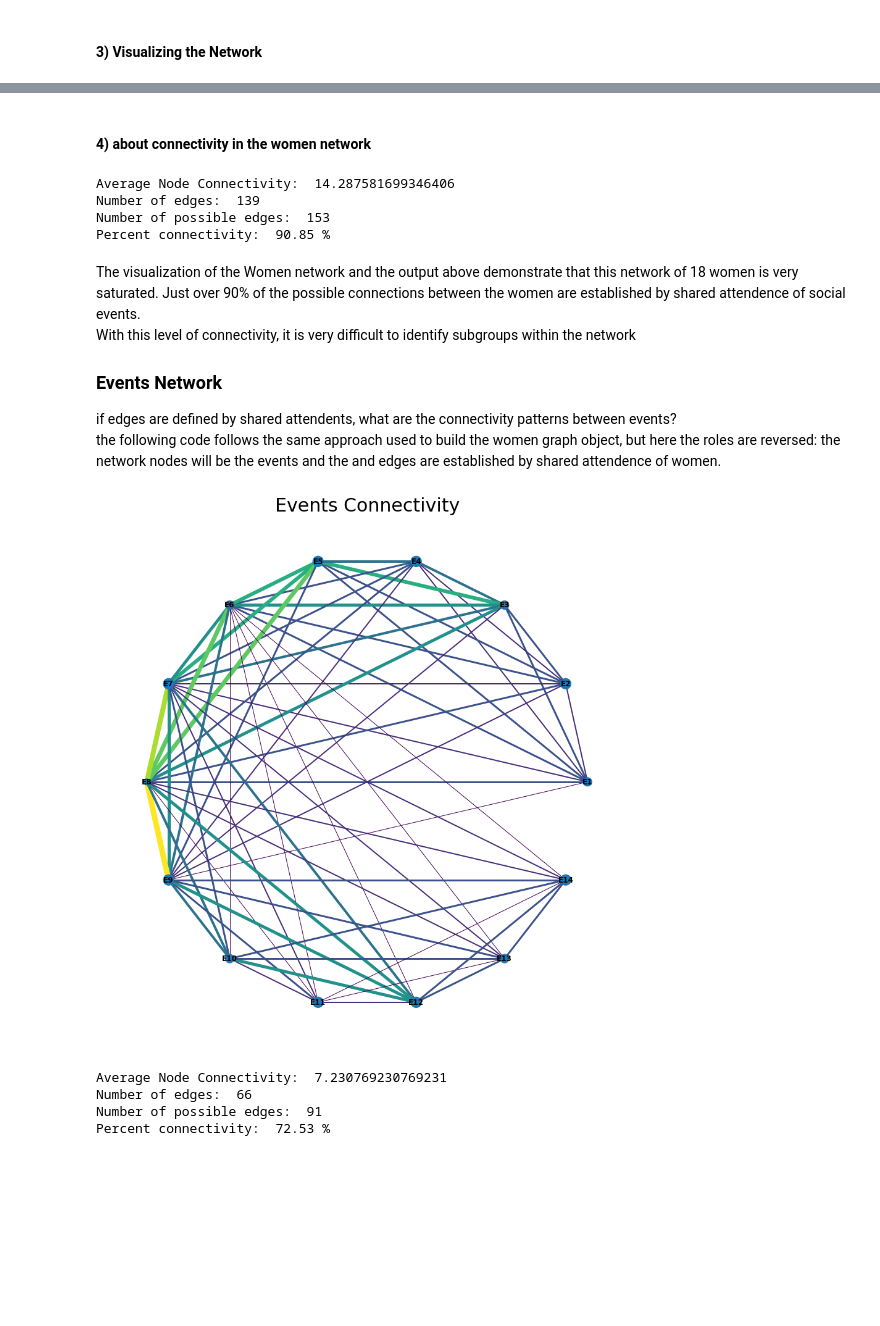
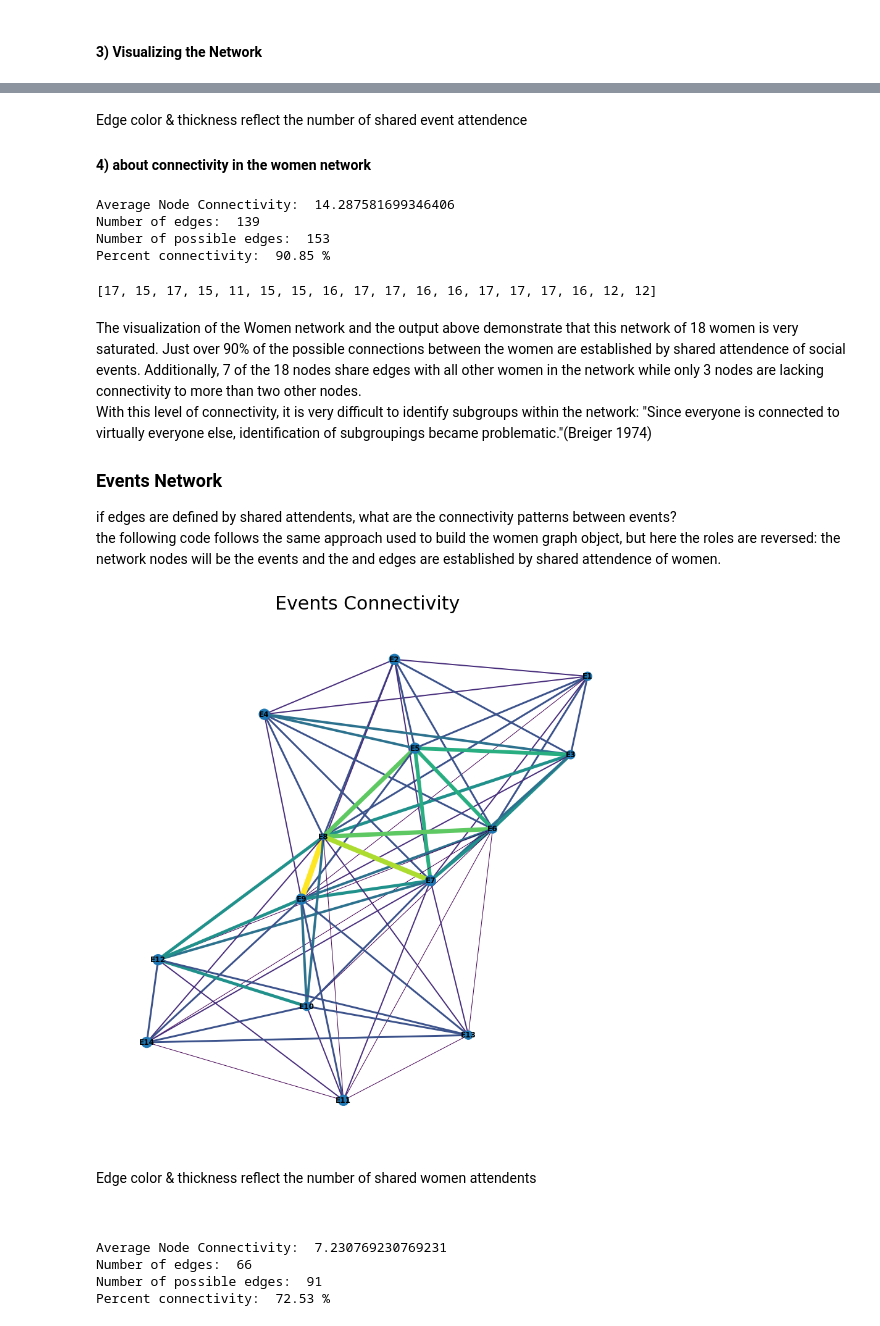
Before and after one commit to SmilodonCub/DATA620, a Jupyter notebook: Week6_Assignment.ipynb, the cells around one changed output, grey strips where cells are left out. Cells and saved outputs as stored; diff of their text form; code cells hidden in the pictures; blank space fills up the shorter version.

```diff
--- a/Week6_Assignment.ipynb
+++ b/Week6_Assignment.ipynb
@@ -120,4 +133,8 @@ plt.show()
 # %% [markdown]
+Edge color & thickness reflect the number of shared event attendence
+
+
+
 #### 4) about connectivity in the women network
 # %%
 print( "Average Node Connectivity: ", nx.average_node_connectivity( W ) )
@@ -129,9 +146,14 @@ Average Node Connectivity:  14.287581699346406
 Number of edges:  139
 Number of possible edges:  153
 Percent connectivity:  90.85 %
+# %%
+degrees = [val for (node, val) in W.degree()]
+degrees
+# %% [output]
+[17, 15, 17, 15, 11, 15, 15, 16, 17, 17, 16, 16, 17, 17, 17, 16, 12, 12]
 # %% [markdown]
-The visualization of the Women network and the output above demonstrate that this network of 18 women is very saturated. Just over 90% of the possible connections between the women are established by shared attendence of social events.
-With this level of connectivity, it is very difficult to identify subgroups within the network
+The visualization of the Women network and the output above demonstrate that this network of 18 women is very saturated. Just over 90% of the possible connections between the women are established by shared attendence of social events. Additionally, 7 of the 18 nodes share edges with all other women in the network while only 3 nodes are lacking connectivity to more than two other nodes.
+With this level of connectivity, it is very difficult to identify subgroups within the network: "Since everyone is connected to virtually everyone else, identification of subgroupings became problematic."(Breiger 1974)
 
 
 ### Events Network
@@ -143,35 +165,39 @@ events_dict = {}
 for event in events:
     # build a list of women for a specific event
     events_attendents = [split_edges[0][idx] for idx,e in enumerate(split_edges[1]) if e == event ]
     # asign as a value with event name as the key
     events_dict[ event ] = events_attendents
 
 #instantiate an empty graph object
 E = nx.Graph()
 
 # for each woman in the list:
 events2 = events.copy()
 for event in events2:
     events2 = [e for e in events2 if e != event]
     # check against the other events in the list:
     for otherevent in events2:
         shared_attendents = list( set(events_dict[event]) & set(events_dict[otherevent]) )
         if len(shared_attendents)>0:
             E.add_edge( event, otherevent, weight=len(shared_attendents) )
 
 # Visualize the events network where connections are established between events who have shared attendents
 plt.figure(figsize=(12,12))
 weights = [ edata['weight'] for f, t, edata in E.edges( data=True ) ]
 #pos = nx.spring_layout(G, seed=648)  # Seed layout for reproducible node positions
-nx.draw_circular(E, width=weights,
+nx.draw_spring(E, width=weights,
         with_labels=True,
         font_weight="bold",
         edge_color=weights,
         node_size=[v * 100 for v in weights] )
 plt.title('Events Connectivity', fontsize=30)
 plt.show()
 # %% [output]
-[figure, old version]
+[figure, new version]
+# %% [markdown]
+Edge color & thickness reflect the number of shared women attendents
+
+<br>
 # %%
 print( "Average Node Connectivity: ", nx.average_node_connectivity( E ) )
 print( "Number of edges: ", len( list( E.edges ) ) )
```
Also changed, not shown: parts of 31 cells of this notebook.
